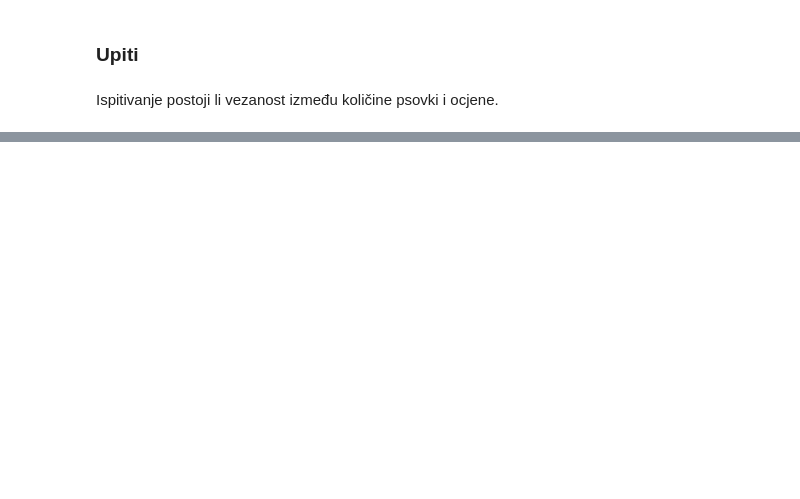
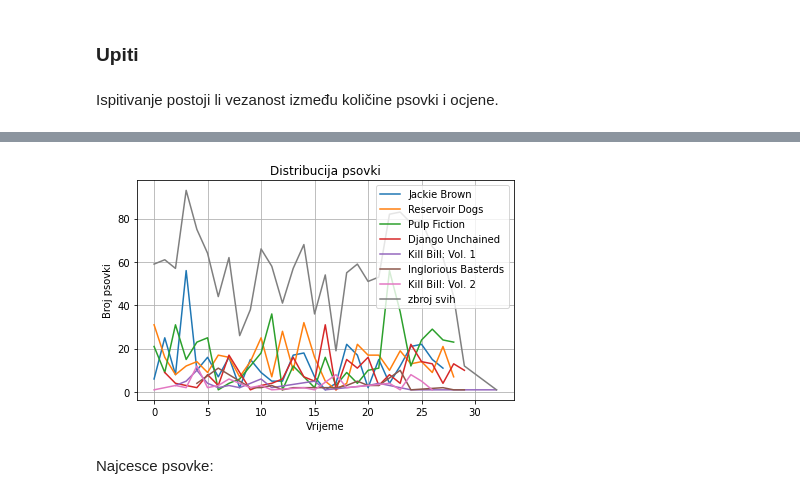
Before and after one commit to filipnovacki/tarantino_profanity, a Jupyter notebook: tarantino_profanity.ipynb, the cells around one changed output, grey strips where cells are left out. Cells and saved outputs as stored; diff of their text form; code cells hidden in the pictures; blank space fills up the shorter version.

```diff
--- a/tarantino_profanity.ipynb
+++ b/tarantino_profanity.ipynb
@@ -325,0 +397,3 @@ plt.show()
+# %%
+for film in filmovi:
+    psovka_dio_filma(c, film, detail = 30)
@@ -325,0 +433,41 @@ plt.show()
+# %%
+detail = 30
+fig, ax = plt.subplots()
+ax.set_title('Distribucija psovki')
+vulg = '!'
+ax.set_xlabel('Vrijeme')
+ax.set_ylabel('Broj psovki')
+suma = []
+for film in filmovi:
+    upit = '''
+    SELECT CAST (rijec.vrijeme/film.trajanje*{0} as INTEGER) as psovka_pc
+    FROM film, rijec
+    WHERE rijec.film_fk = film_id
+        AND rijec.rijec {2}= ''
+        AND film.naziv = '{1}'
+    '''.format(detail, film, vulg)
+
+    data = c.execute(upit).fetchall()
+    data = list(x[0] for x in data)
+
+    data = dict(Counter(data))
+    suma.append(data)
+    #print(suma)
+
+
+
+    ax.plot(list(data.keys()), list(data.values()), label=film)
+import functools, operator
+result = dict(functools.reduce(operator.add, map(Counter, suma)))
+ax.plot(list(result.keys()), list(result.values()), label="zbroj svih")
+fig.tight_layout()
+ax.grid(True)
+
+plt.legend(loc="upper right")
+
+plt.savefig("rad/slike/filmovi_distribucija_psovki.pdf")
+plt.show()
+# %% [output]
+[figure, added]
+# %% [markdown]
+Najcesce psovke:
```
Also changed, not shown: parts of 30 cells of this notebook, 43 other files.
